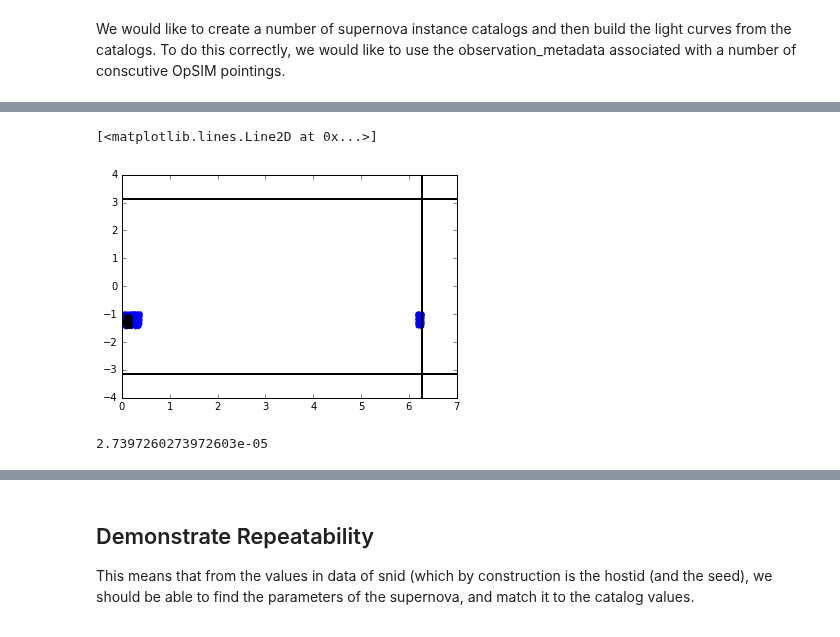
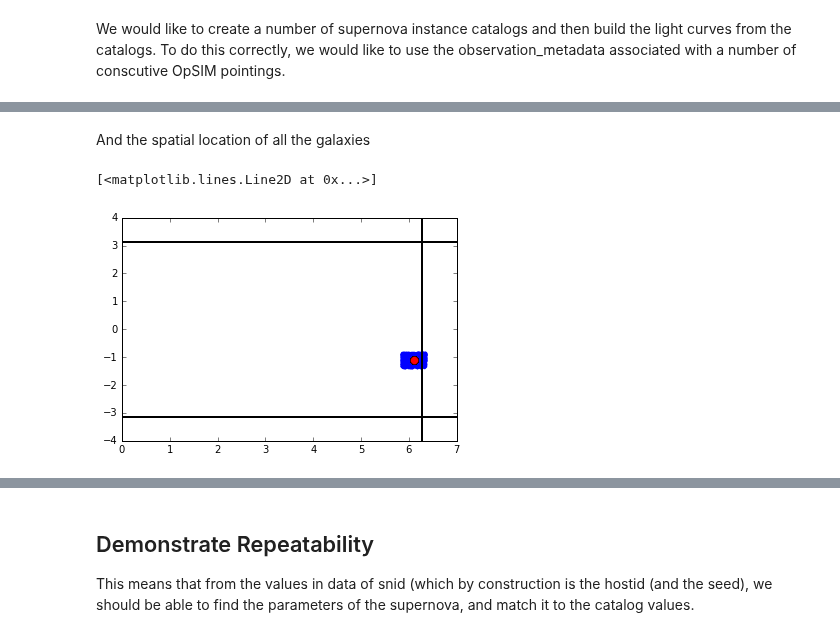
Before and after one commit to lsst-sims/legacy_sims_catUtils, a Jupyter notebook: examples/SNCatalog_example.ipynb, the cells around one changed output, grey strips where cells are left out. Saved outputs shown, nothing was run; the diff lists cells and outputs as text; code cells hidden in the pictures.

```diff
--- a/examples/SNCatalog_example.ipynb
+++ b/examples/SNCatalog_example.ipynb
@@ -130,7 +186,12 @@ class myGalaxyCatalog(CatalogDBObject):
+# %%
+# These are in degrees
+centralRA = 349.3
+centralDec = -63.3
+galaxyPatchSize = np.degrees(0.25)
 # %%
 obsMetaDataforCat = ObservationMetaData(boundType='circle',
-                                          boundLength=np.degrees(0.25),
-                                          pointingRA=np.degrees(0.13),
-                                          pointingDec=np.degrees(-1.2),
-                                          bandpassName=['r'],
-                                          mjd=49350.)
+                                        boundLength=galaxyPatchSize,
+                                        pointingRA=centralRA,
+                                        pointingDec=centralDec,
+                                        bandpassName=['r'],
+                                        mjd=49350.)
@@ -206,16 +267,21 @@ galphot.write_catalog('gals.dat')
 # %% [markdown]
 We would like to create a number of supernova instance catalogs and then build the light curves from the catalogs. To do this correctly, we would like to use the observation_metadata associated with a number of conscutive OpSIM pointings.
 # %%
-opsimPath = os.path.join(eups.productDir('sims_data'),'OpSimData')
-opsimDB = os.path.join(opsimPath,'opsimblitz1_1133_sqlite.db')
+# In order to use the OpSim which is part of sims_data, uncomment the following two lines to override the
+# Opsim database setup in the **setup** section
+
+#opsimPath = os.path.join(eups.productDir('sims_data'),'OpSimData')
+#opsimDB = os.path.join(opsimPath,'opsimblitz1_1133_sqlite.db')
+print opsimDB
+
 
 # from Tuscon AHM notebook from Scott
 # This OPSIM DB is provided in sims_data. This creates a list of opsim pointings
 # that I have checked. This is a tuned notebook
-generator = ObservationMetaDataGenerator() #database = opsimPath, driver='sqlite')
-obsMetaDataResults = generator.getObservationMetaData(limit=100,
-                                                      fieldRA=(5.0, 8.0),
-                                                      fieldDec=(-85.,-60.),
-                                                      expMJD=(49300., 49400.),
+generator = ObservationMetaDataGenerator(driver='sqlite', database=opsimDB) #database = opsimPath, driver='sqlite')
+obsMetaDataResults = generator.getObservationMetaData(limit=1000,
+                                                      fieldRA=(centralRA-2.0, centralRA +2.0),
+                                                      fieldDec=(centralDec-2.0, centralDec+2.0),
+                                                      expMJD=(49500., 49590.),
                                                       boundLength=0.015,
                                                       boundType='circle')
@@ -227,19 +321,21 @@ print (len(obsMetaDataResults))
+# %% [markdown]
+And the spatial location of all the galaxies
 # %%
 def coords(x):
-    return np.radians(x.summary['pointingRA']), np.radians(x.summary['pointingDec'])
+    return np.radians(x.pointingRA), np.radians(x.pointingDec)
 # %%
 v = zip(*map(coords, obsMetaDataResults))
 # %%
 plt.plot(v[0], v[1], 'ko', markersize=4)
 plt.plot(vals[0][:1000], vals[1][:1000], '.')
 plt.axvline(2. * np.pi, color='k', lw=2.)
 plt.axvline(0., color='k', lw=2.)
 plt.axhline(np.pi, color='k', lw=2.)
 plt.axhline(-np.pi, color='k', lw=2.)
-plt.plot(v[0], v[1], 'ko', markersize=8)
+plt.plot(v[0], v[1], 'ro', markersize=8)
 # %% [output]
 [<matplotlib.lines.Line2D at 0x...>]
-[figure, old version]
+[figure, new version]
 # %%
 if not os.path.exists('testSNData/NewLightCurves'):
     os.makedirs('testSNdata/NewLightCurves')
@@ -258,4 +344,0 @@ catalog.midSurveyTime=catalog.mjdobs - 20.
-# %%
-catalog.snFrequency
-# %% [output]
-2.7397260273972603e-05
```
Also changed, not shown: parts of 71 cells of this notebook.
